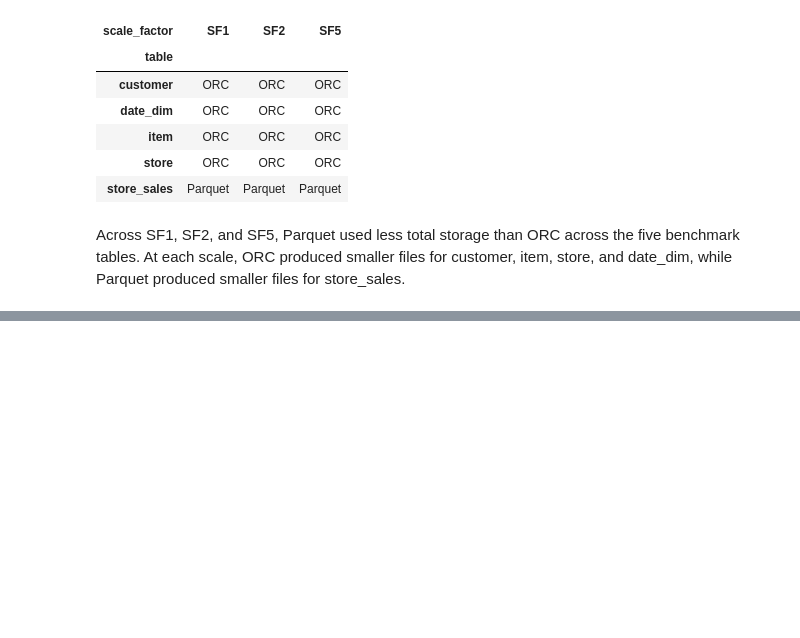
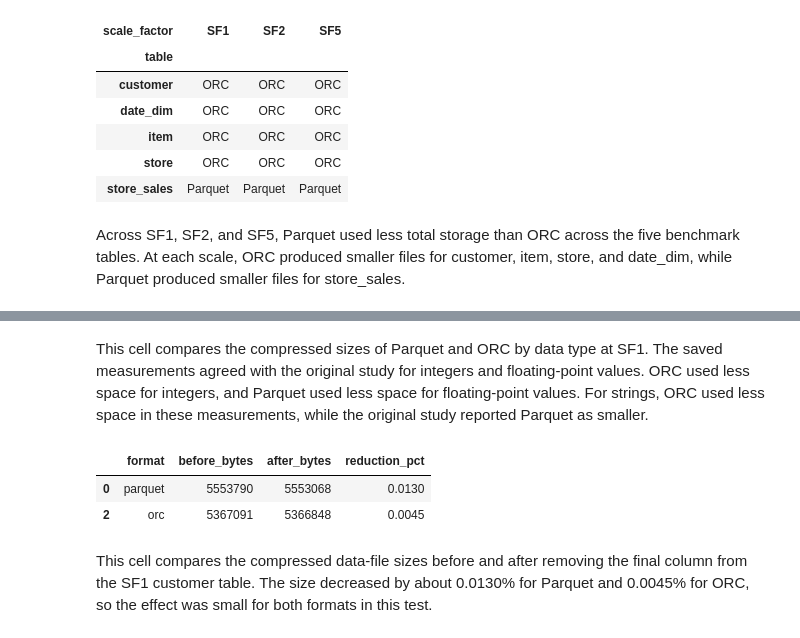
Before and after one commit to MaryamAlhosani1/TPCDS_Parquet_ORC, a Jupyter notebook: TPCDS_Parquet_ORC_Experiments.ipynb, the cells around one changed output, grey strips where cells are left out. Saved outputs shown, nothing was run; the diff lists cells and outputs as text; code cells hidden in the pictures; blank space fills up the shorter version.

```diff
--- a/TPCDS_Parquet_ORC_Experiments.ipynb
+++ b/TPCDS_Parquet_ORC_Experiments.ipynb
@@ -73,0 +111,17 @@ Across SF1, SF2, and SF5, Parquet used less total storage than ORC across the fi
+# %% [markdown]
+This cell compares the compressed sizes of Parquet and ORC by data type at SF1. The saved measurements agreed with the original study for integers and floating-point values. ORC used less space for integers, and Parquet used less space for floating-point values. For strings, ORC used less space in these measurements, while the original study reported Parquet as smaller.
+# %%
+sensitivity = pd.read_csv(stats_dir / "sensitivity_analysis.csv")
+
+data_files = sensitivity.loc[
+    sensitivity["measure"].eq("data_bytes"),
+    ["format", "before_bytes", "after_bytes", "reduction_pct"],
+]
+
+display(data_files.round(4))
+# %% [output]
+|  | format | before_bytes | after_bytes | reduction_pct |
+| 0 | parquet | 5553790 | 5553068 | 0.0130 |
+| 2 | orc | 5367091 | 5366848 | 0.0045 |
+# %% [markdown]
+This cell compares the compressed data-file sizes before and after removing the final column from the SF1 customer table. The size decreased by about 0.0130% for Parquet and 0.0045% for ORC, so the effect was small for both formats in this test.
```
Also changed, not shown: parts of 3 cells of this notebook.
